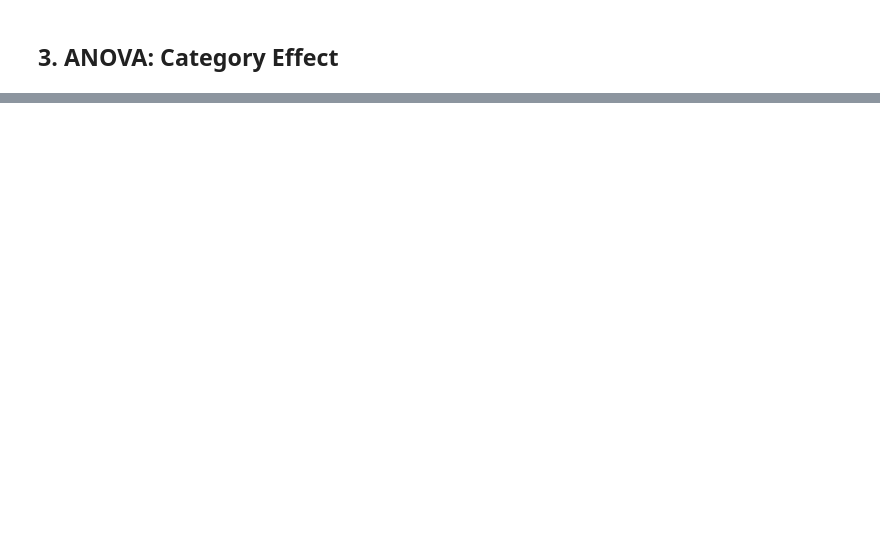
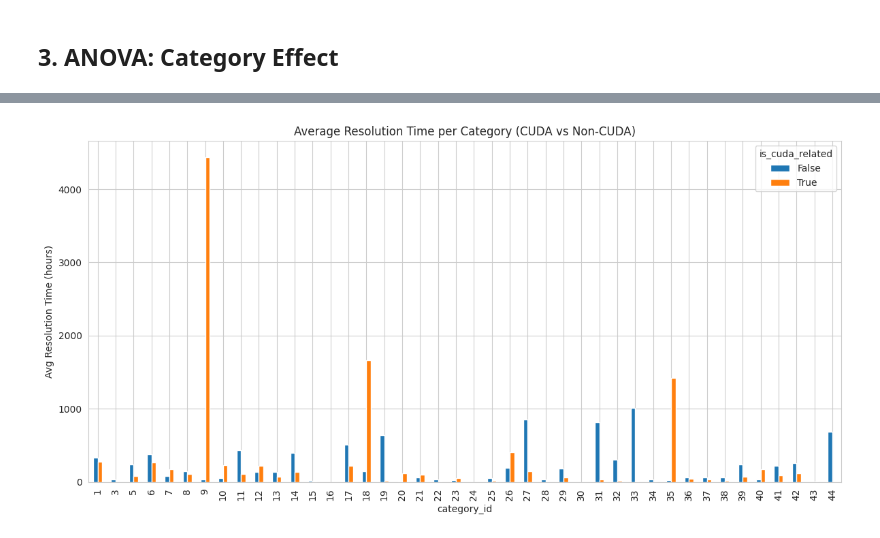
Before and after one commit to WazupSteve/torch_cuda, a Jupyter notebook: notebooks/01_descriptive_analysis.ipynb, the cells around one changed output, grey strips where cells are left out. Cells and saved outputs as stored; diff of their text form; code cells hidden in the pictures; blank space fills up the shorter version.

```diff
--- a/notebooks/01_descriptive_analysis.ipynb
+++ b/notebooks/01_descriptive_analysis.ipynb
@@ -202,0 +341,12 @@ plt.show()
+# %%
+cat_summary = (
+    df.groupby(['category_id', 'is_cuda_related'])['time_to_resolution_hours']
+    .mean().unstack()
+)
+cat_summary.plot(kind='bar', figsize=(12, 6))
+plt.title("Average Resolution Time per Category (CUDA vs Non-CUDA)")
+plt.ylabel("Avg Resolution Time (hours)")
+plt.tight_layout()
+plt.show()
+# %% [output]
+[figure, added]
```
Also changed, not shown: parts of 16 cells of this notebook, 3 other files.
